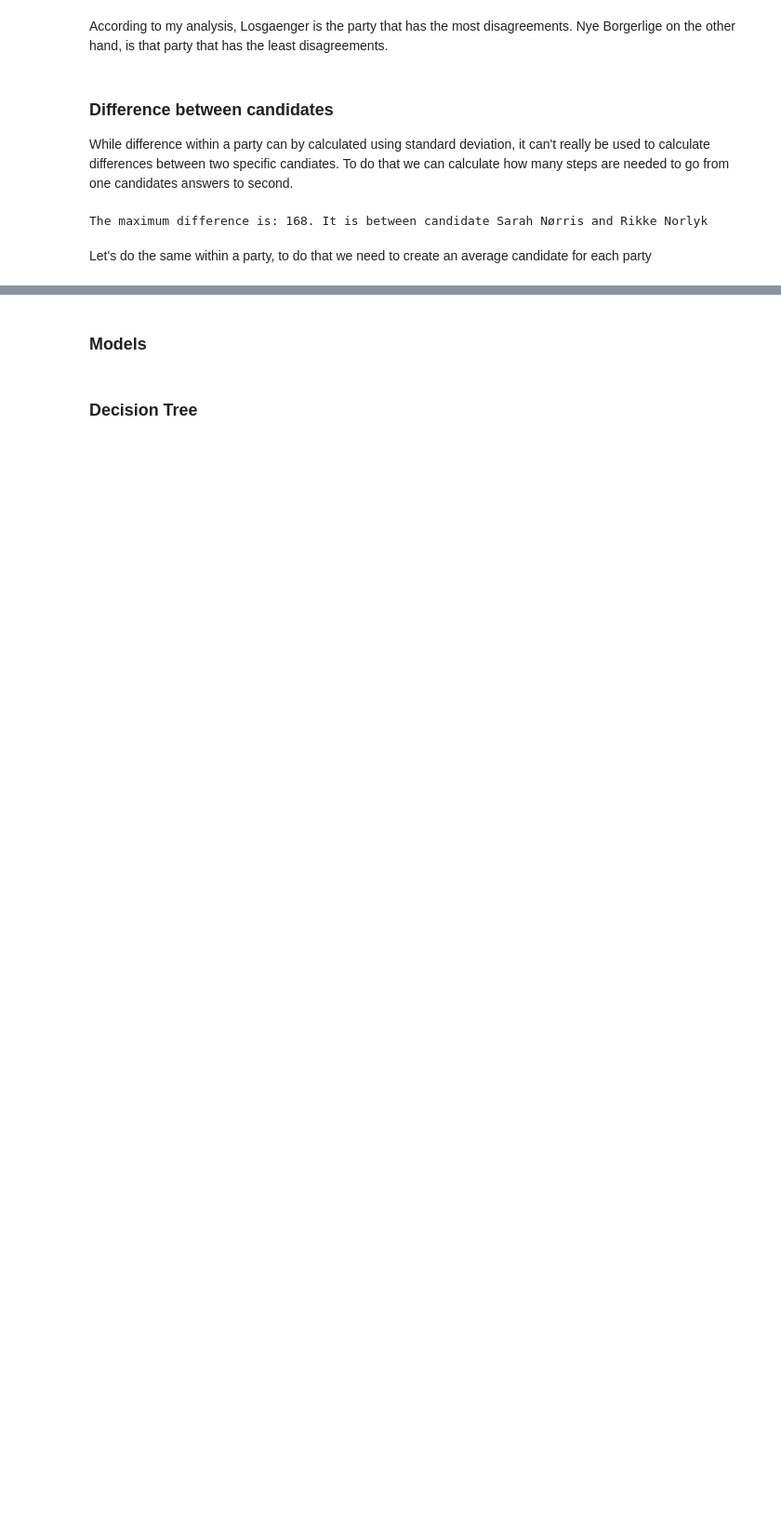
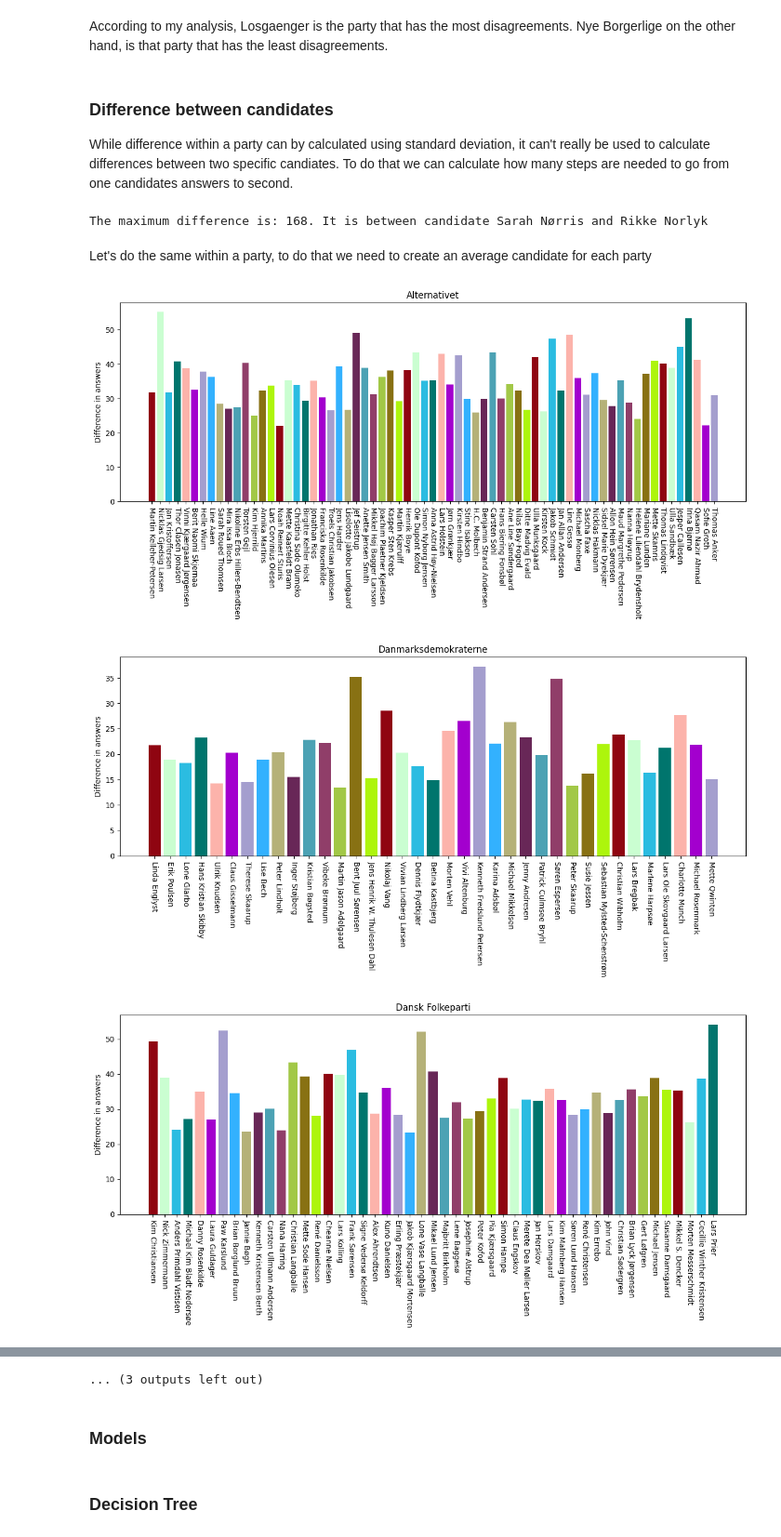
Before and after one commit to baginskijakub/MAL1, a Jupyter notebook: Assignment2/Candidate Test 2022 I.ipynb, the cells around one changed output, grey strips where cells are left out. Shown at 93% size. Drawn from its saved outputs; the diff is of its cells as text; code cells hidden in the pictures; blank space fills up the shorter version.

```diff
--- a/Assignment2/Candidate Test 2022 I.ipynb
+++ b/Assignment2/Candidate Test 2022 I.ipynb
@@ -196,38 +196,42 @@ def get_candidates_difference(candidate1, candidate2):
 
     return difference_count, candidate1, candidate2
 
 # group data by party
 grouped_by_party = answers_df.groupby('parti')
 
 # loop through parties
 for by_party_label, by_party_data in grouped_by_party:
 
     # create an average candidate
     avg_party_candidate = by_party_data.loc[:, ~by_party_data.columns.isin(['navn', 'parti'])].mean()
     # create a tuple from avg candidate
     avg_party_candidate = ('Average', avg_party_candidate)
 
-    # fig, ax = plt.subplots()
-    # fig.set_figwidth(15)
-    # ax.set_ylabel(f'Difference in answers')
-    # ax.set_title(by_party_data['parti'].values[0])
-    # ax.tick_params(axis='x', labelrotation=270)
+    fig, ax = plt.subplots()
+    fig.set_figwidth(15)
+    ax.set_ylabel(f'Difference in answers')
+    ax.set_title(by_party_data['parti'].values[0])
+    ax.tick_params(axis='x', labelrotation=270)
 
     plot_labels = []
     plot_height = []
     # iterate through party candidates
     for candidate_data in by_party_data.iterrows():
 
         # get difference between a candidate and party average
         diff, c1, c2 = get_candidates_difference(candidate_data, avg_party_candidate)
 
-        # plot_labels.append(candidate_data[1]['navn'])
-        # plot_height.append(diff)
+        plot_labels.append(candidate_data[1]['navn'])
+        plot_height.append(diff)
 
-    # ax.bar(plot_labels, plot_height, color=colors)
+    ax.bar(plot_labels, plot_height, color=colors)
 
 
 
 # for party in grouped_by_party:
 
 #     avg_candidate = party
+# %% [output]
+[figure, added]
+[figure, added]
+[figure, added]
@@ -234,3 +247,4 @@ for by_party_label, by_party_data in grouped_by_party:
+... (3 outputs left out)
 # %% [markdown]
 ### Models
 # %%
```
Also changed, not shown: parts of 8 cells of this notebook, 11 other files.
